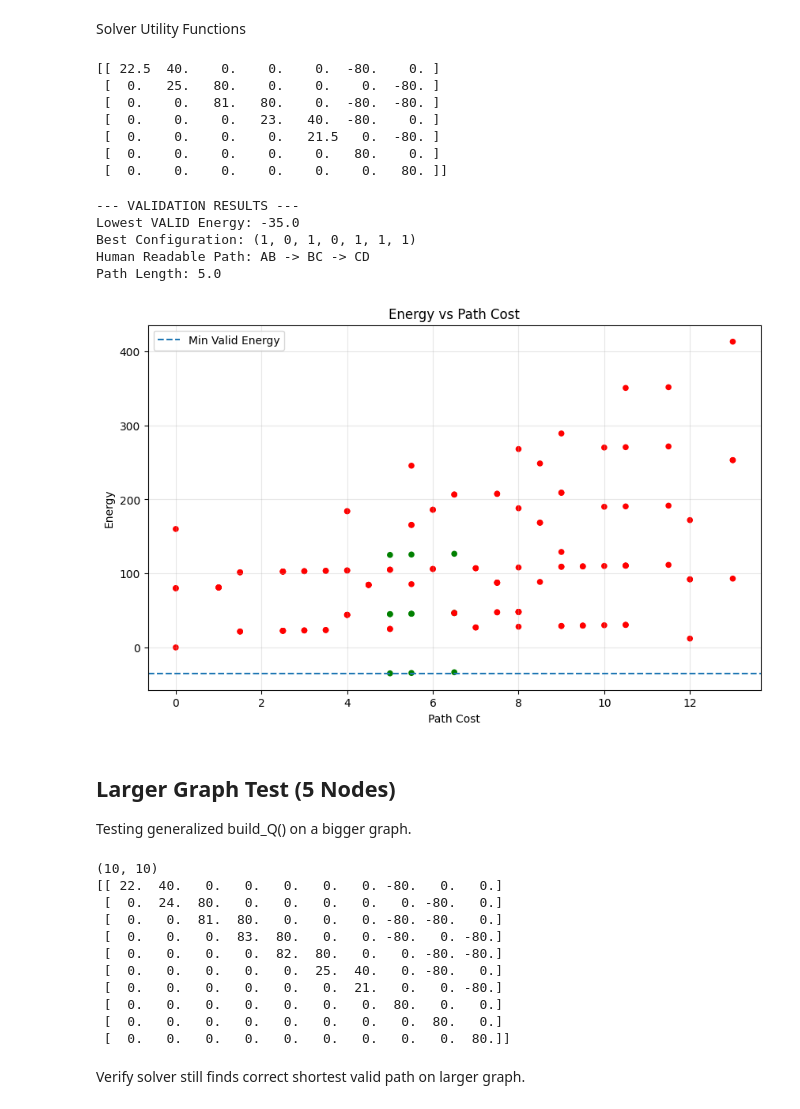
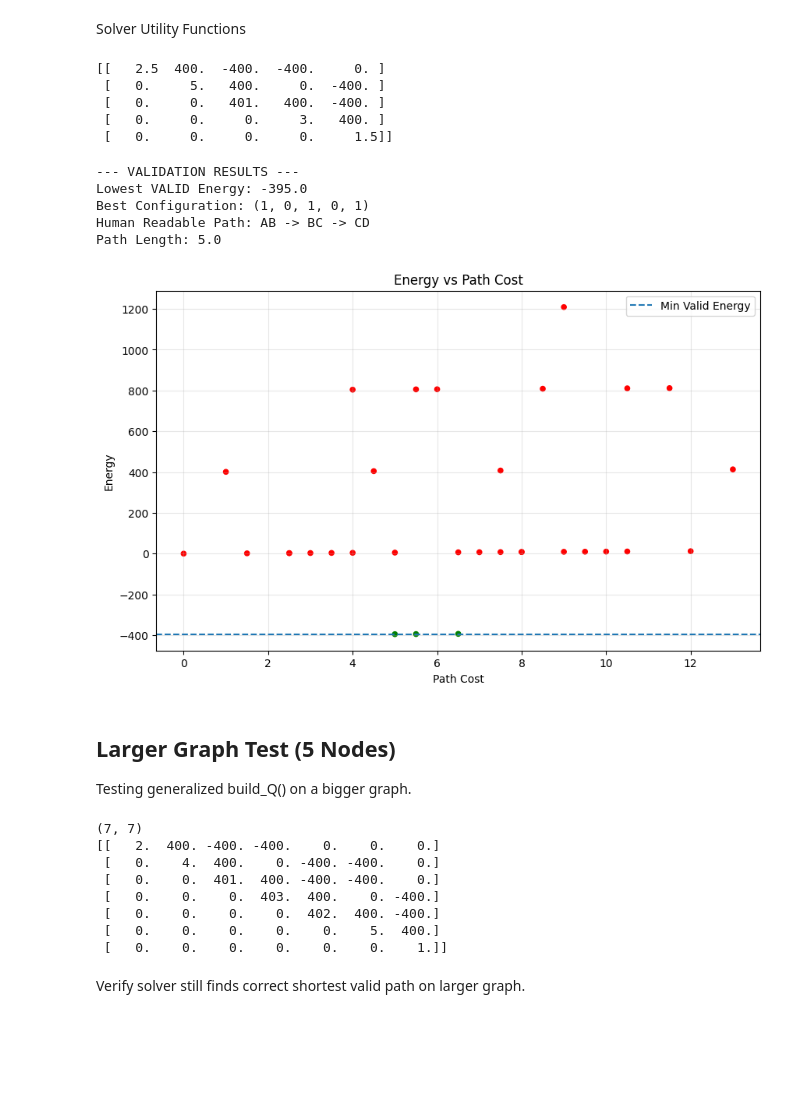
Before and after one commit to snehaesther/qubo, a Jupyter notebook: Qubo_final.ipynb, the cells around one changed output. Cells and saved outputs as stored; diff of their text form; code cells hidden in the pictures; blank space fills up the shorter version.

Commit message:
Fix QUBO formulation: removed helper variables, added strong flow constraints, implemented strict multi-path QUBO with degree constraints and shared edge penalty

```diff
--- a/Qubo_final.ipynb
+++ b/Qubo_final.ipynb
@@ -114,52 +128,50 @@ costs = [2.5, 5.0, 1.0, 3.0, 1.5]
 nodes = [0,1,2,3]
 targets = {0:1, 1:0, 2:0, 3:-1}
 
-Q = build_Q(costs, edges, nodes, targets)
+Q = qubo_utils.build_Q(costs, edges, nodes, targets)
 print(Q)
 # %% [output]
-[[ 22.5  40.    0.    0.    0.  -80.    0. ]
- [  0.   25.   80.    0.    0.    0.  -80. ]
- [  0.    0.   81.   80.    0.  -80.  -80. ]
- [  0.    0.    0.   23.   40.  -80.    0. ]
- [  0.    0.    0.    0.   21.5   0.  -80. ]
- [  0.    0.    0.    0.    0.   80.    0. ]
- [  0.    0.    0.    0.    0.    0.   80. ]]
+[[   2.5  400.  -400.  -400.     0. ]
+ [   0.     5.   400.     0.  -400. ]
+ [   0.     0.   401.   400.  -400. ]
+ [   0.     0.     0.     3.   400. ]
+ [   0.     0.     0.     0.     1.5]]
 # %%
 import matplotlib.pyplot as plt
 import itertools
 import numpy as np
 
 # --- SETUP GRAPH ---
 edges = [(0,1), (0,2), (1,2), (1,3), (2,3)]
 edge_names = ["AB", "AC", "BC", "BD", "CD"]
 
 costs = [2.5, 5.0, 1.0, 3.0, 1.5]
 
 nodes = [0,1,2,3]
 
 targets = {0:1, 1:0, 2:0, 3:-1}
 
 # Build QUBO
-Q = build_Q(costs, edges, nodes, targets)
+Q = qubo_utils.build_Q(costs, edges, nodes, targets)
 
 # Solve
 best = brute_force(Q, costs, edges, nodes, targets)
 
 # Output
 print("--- VALIDATION RESULTS ---")
 print("Lowest VALID Energy:", best["energy"])
 print("Best Configuration:", best["bits"])
 print("Human Readable Path:", get_path_string(best["bits"], edge_names))
 print("Path Length:", best["path_cost"])
 
 make_plot(Q, costs, edges, nodes, targets)
 # %% [output]
 --- VALIDATION RESULTS ---
-Lowest VALID Energy: -35.0
-Best Configuration: (1, 0, 1, 0, 1, 1, 1)
+Lowest VALID Energy: -395.0
+Best Configuration: (1, 0, 1, 0, 1)
 Human Readable Path: AB -> BC -> CD
 Path Length: 5.0
-[figure, old version]
+[figure, new version]
 # %%
 import random
 
@@ -221,21 +233,18 @@ targets = {
     3: 0
 }
 
-Q = build_Q(costs, edges, nodes, targets)
+Q = qubo_utils.build_Q(costs, edges, nodes, targets)
 print(Q.shape)
 print(Q)
 # %% [output]
-(10, 10)
-[[ 22.  40.   0.   0.   0.   0.   0. -80.   0.   0.]
- [  0.  24.  80.   0.   0.   0.   0.   0. -80.   0.]
- [  0.   0.  81.  80.   0.   0.   0. -80. -80.   0.]
- [  0.   0.   0.  83.  80.   0.   0. -80.   0. -80.]
- [  0.   0.   0.   0.  82.  80.   0.   0. -80. -80.]
- [  0.   0.   0.   0.   0.  25.  40.   0. -80.   0.]
- [  0.   0.   0.   0.   0.   0.  21.   0.   0. -80.]
- [  0.   0.   0.   0.   0.   0.   0.  80.   0.   0.]
- [  0.   0.   0.   0.   0.   0.   0.   0.  80.   0.]
- [  0.   0.   0.   0.   0.   0.   0.   0.   0.  80.]]
+(7, 7)
+[[   2.  400. -400. -400.    0.    0.    0.]
+ [   0.    4.  400.    0. -400. -400.    0.]
+ [   0.    0.  401.  400. -400. -400.    0.]
+ [   0.    0.    0.  403.  400.    0. -400.]
+ [   0.    0.    0.    0.  402.  400. -400.]
+ [   0.    0.    0.    0.    0.    5.  400.]
+ [   0.    0.    0.    0.    0.    0.    1.]]
 # %% [markdown]
 Verify solver still finds correct shortest valid path on larger graph.
 # %%
```
Also changed, not shown: parts of 19 cells of this notebook, 1 other file.
